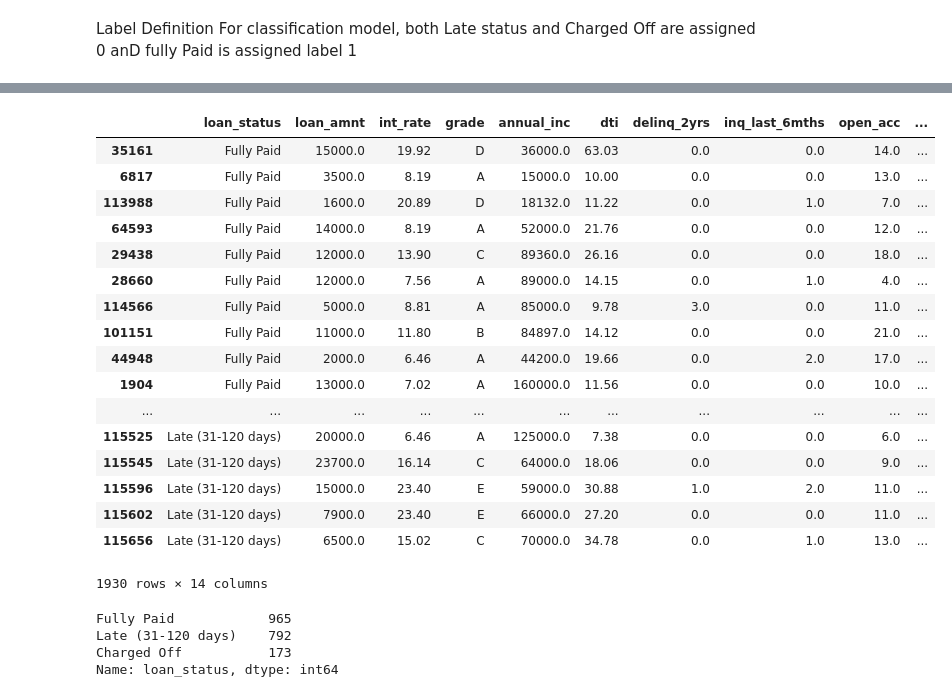
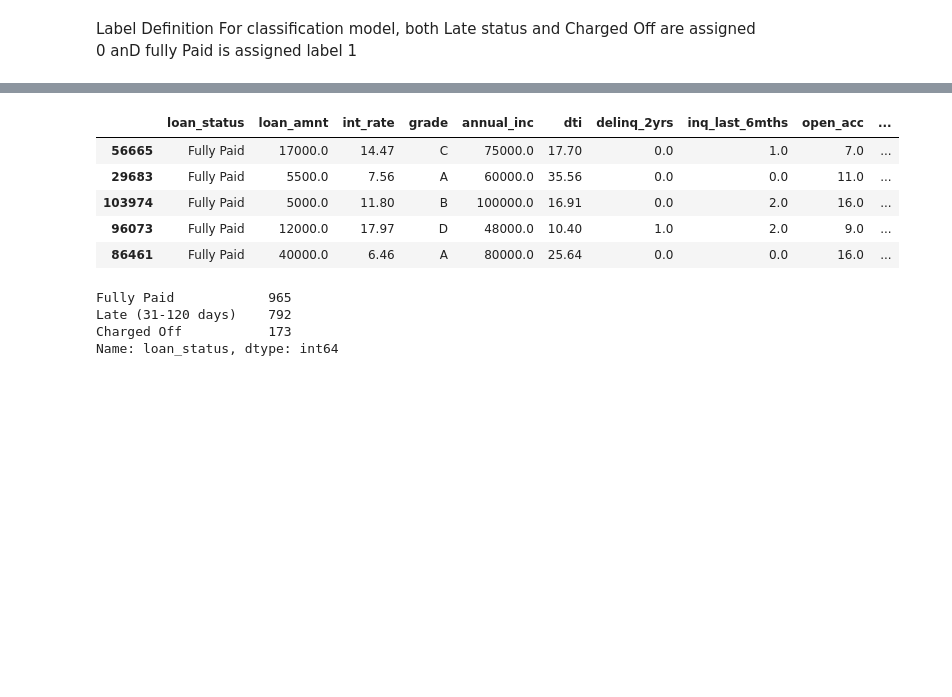
Before and after one commit to kmurakam26/Project-3, a Jupyter notebook: Random_Forest.ipynb, the cells around one changed output, grey strips where cells are left out. Cells and saved outputs as stored; diff of their text form; code cells hidden in the pictures; blank space fills up the shorter version.

```diff
--- a/Random_Forest.ipynb
+++ b/Random_Forest.ipynb
@@ -180,22 +164,10 @@ data_binary_encoded.head()
 # %%
 sample_df["loan_category"] = np.where(sample_df["loan_status"] == "Fully Paid", 1, 0) #???
-sample_df.head(10000)
+sample_df.head()
 # %% [output]
 |  | loan_status | loan_amnt | int_rate | grade | annual_inc | dti | delinq_2yrs | inq_last_6mths | open_acc | ... |
-| 35161 | Fully Paid | 15000.0 | 19.92 | D | 36000.0 | 63.03 | 0.0 | 0.0 | 14.0 | ... |
-| 6817 | Fully Paid | 3500.0 | 8.19 | A | 15000.0 | 10.00 | 0.0 | 0.0 | 13.0 | ... |
-| 113988 | Fully Paid | 1600.0 | 20.89 | D | 18132.0 | 11.22 | 0.0 | 1.0 | 7.0 | ... |
-| 64593 | Fully Paid | 14000.0 | 8.19 | A | 52000.0 | 21.76 | 0.0 | 0.0 | 12.0 | ... |
-| 29438 | Fully Paid | 12000.0 | 13.90 | C | 89360.0 | 26.16 | 0.0 | 0.0 | 18.0 | ... |
-| 28660 | Fully Paid | 12000.0 | 7.56 | A | 89000.0 | 14.15 | 0.0 | 1.0 | 4.0 | ... |
-| 114566 | Fully Paid | 5000.0 | 8.81 | A | 85000.0 | 9.78 | 3.0 | 0.0 | 11.0 | ... |
-| 101151 | Fully Paid | 11000.0 | 11.80 | B | 84897.0 | 14.12 | 0.0 | 0.0 | 21.0 | ... |
-| 44948 | Fully Paid | 2000.0 | 6.46 | A | 44200.0 | 19.66 | 0.0 | 2.0 | 17.0 | ... |
-| 1904 | Fully Paid | 13000.0 | 7.02 | A | 160000.0 | 11.56 | 0.0 | 0.0 | 10.0 | ... |
-| ... | ... | ... | ... | ... | ... | ... | ... | ... | ... | ... |
-| 115525 | Late (31-120 days) | 20000.0 | 6.46 | A | 125000.0 | 7.38 | 0.0 | 0.0 | 6.0 | ... |
-| 115545 | Late (31-120 days) | 23700.0 | 16.14 | C | 64000.0 | 18.06 | 0.0 | 0.0 | 9.0 | ... |
-| 115596 | Late (31-120 days) | 15000.0 | 23.40 | E | 59000.0 | 30.88 | 1.0 | 2.0 | 11.0 | ... |
-| 115602 | Late (31-120 days) | 7900.0 | 23.40 | E | 66000.0 | 27.20 | 0.0 | 0.0 | 11.0 | ... |
-| 115656 | Late (31-120 days) | 6500.0 | 15.02 | C | 70000.0 | 34.78 | 0.0 | 1.0 | 13.0 | ... |
+| 56665 | Fully Paid | 17000.0 | 14.47 | C | 75000.0 | 17.70 | 0.0 | 1.0 | 7.0 | ... |
+| 29683 | Fully Paid | 5500.0 | 7.56 | A | 60000.0 | 35.56 | 0.0 | 0.0 | 11.0 | ... |
+| 103974 | Fully Paid | 5000.0 | 11.80 | B | 100000.0 | 16.91 | 0.0 | 2.0 | 16.0 | ... |
+| 96073 | Fully Paid | 12000.0 | 17.97 | D | 48000.0 | 10.40 | 1.0 | 2.0 | 9.0 | ... |
+| 86461 | Fully Paid | 40000.0 | 6.46 | A | 80000.0 | 25.64 | 0.0 | 0.0 | 16.0 | ... |
-1930 rows × 14 columns
```
Also changed, not shown: parts of 81 cells of this notebook.
